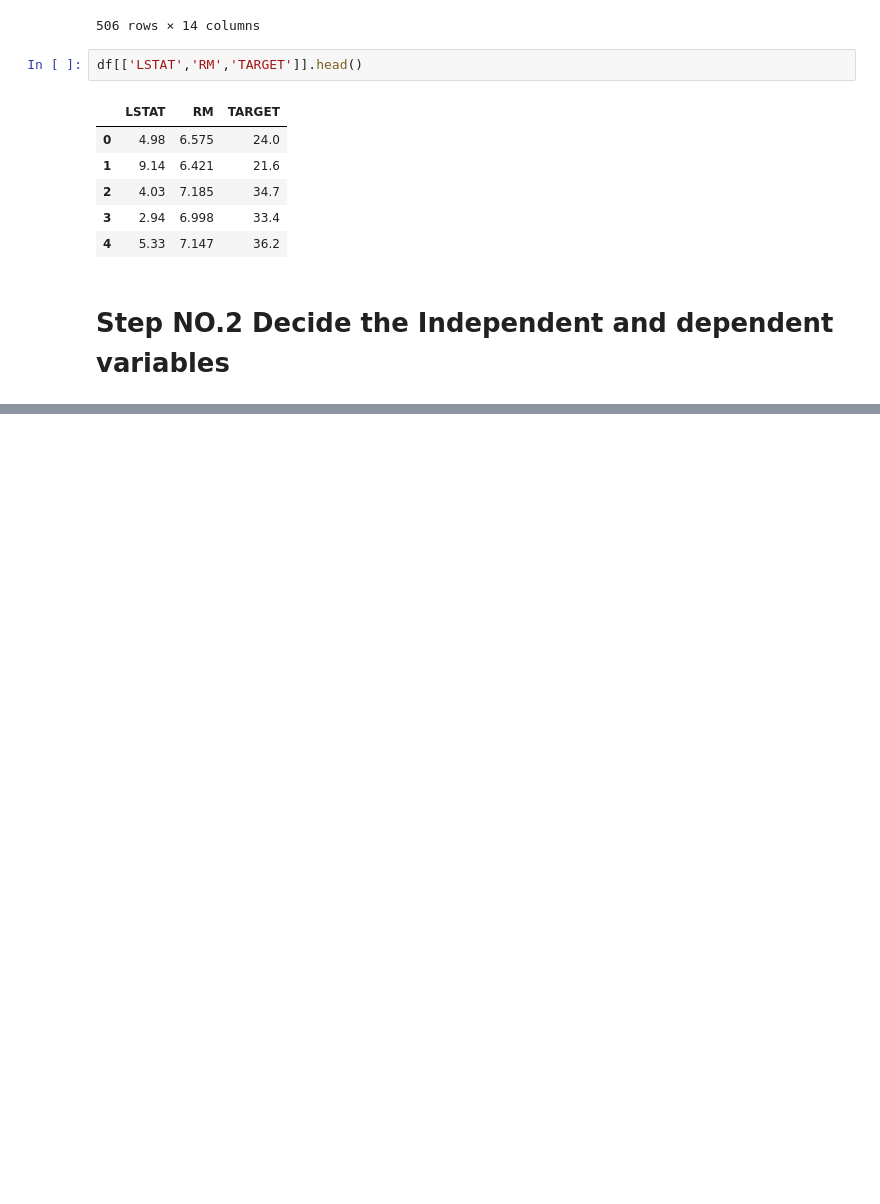
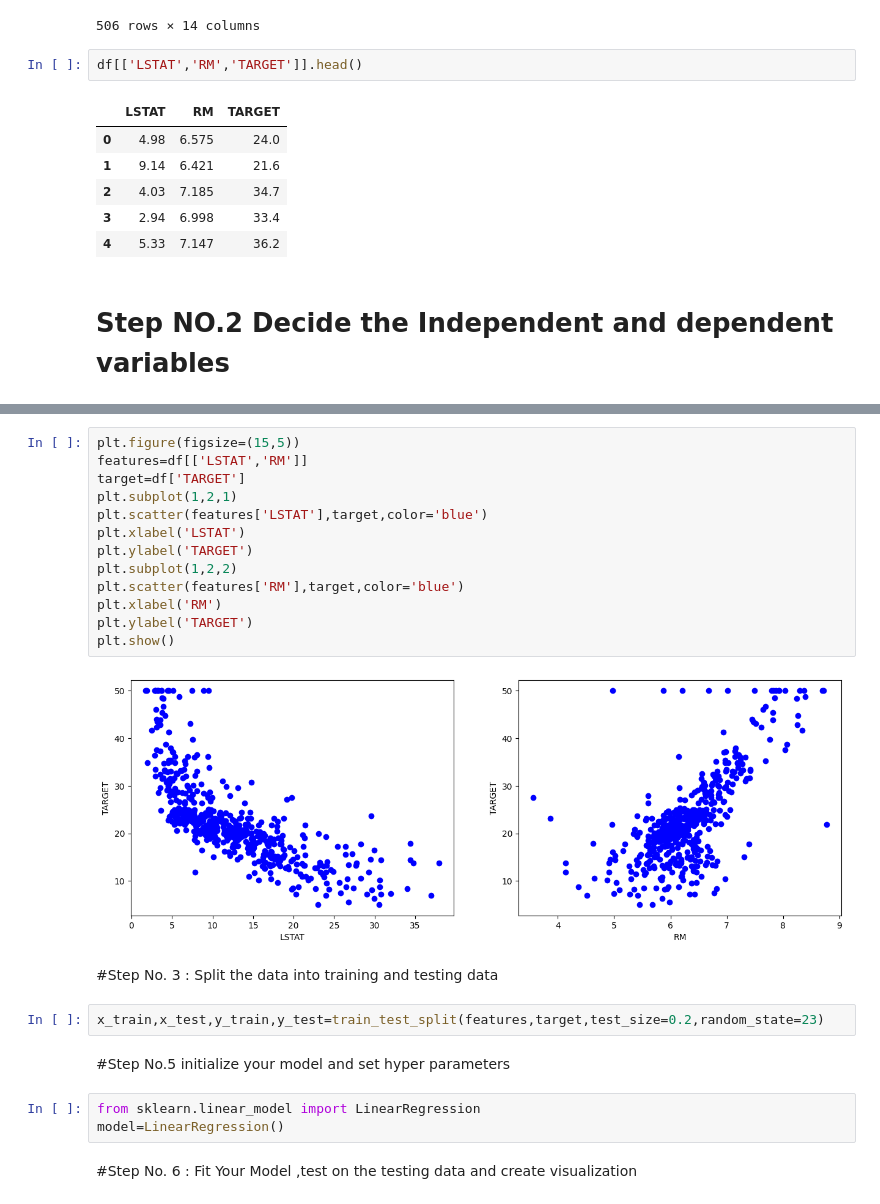
Before and after one commit to jabanitaha/data-mining-2-, a Jupyter notebook: LR_Boston_Housing.ipynb, the cells around one changed output, grey strips where cells are left out. Cells and saved outputs as stored; diff of their text form; blank space fills up the shorter version.

```diff
--- a/LR_Boston_Housing.ipynb
+++ b/LR_Boston_Housing.ipynb
@@ -102,0 +122,26 @@ df[['LSTAT','RM','TARGET']].head()
+# %%
+plt.figure(figsize=(15,5))
+features=df[['LSTAT','RM']]
+target=df['TARGET']
+plt.subplot(1,2,1)
+plt.scatter(features['LSTAT'],target,color='blue')
+plt.xlabel('LSTAT')
+plt.ylabel('TARGET')
+plt.subplot(1,2,2)
+plt.scatter(features['RM'],target,color='blue')
+plt.xlabel('RM')
+plt.ylabel('TARGET')
+plt.show()
+# %% [output]
+[figure, added]
+# %% [markdown]
+#Step No. 3 : Split the data into training and testing data
+# %%
+x_train,x_test,y_train,y_test=train_test_split(features,target,test_size=0.2,random_state=23)
+# %% [markdown]
+#Step No.5 initialize your  model and set hyper parameters
+# %%
+from sklearn.linear_model import LinearRegression
+model=LinearRegression()
+# %% [markdown]
+#Step No. 6 : Fit Your Model ,test on the testing data and create visualization
```
Also changed, not shown: parts of 12 cells of this notebook.
